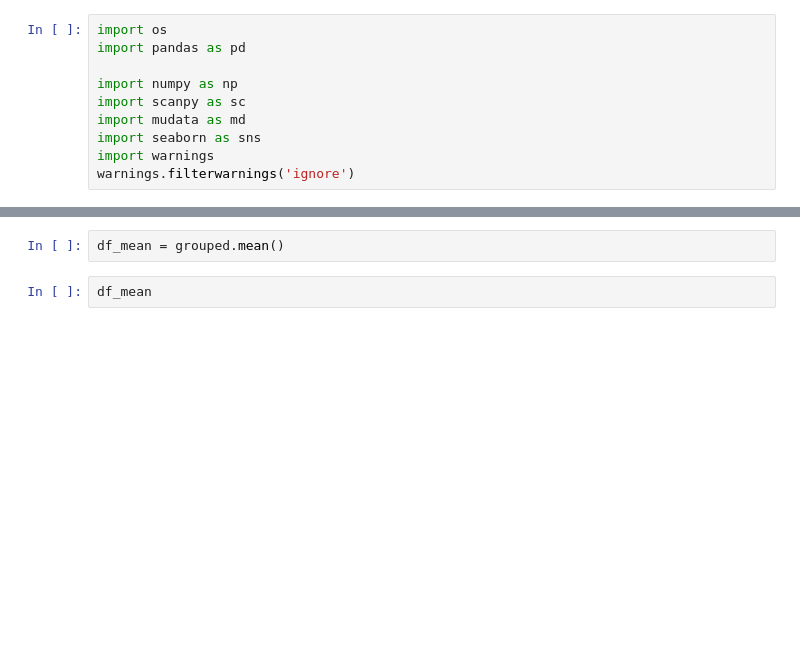
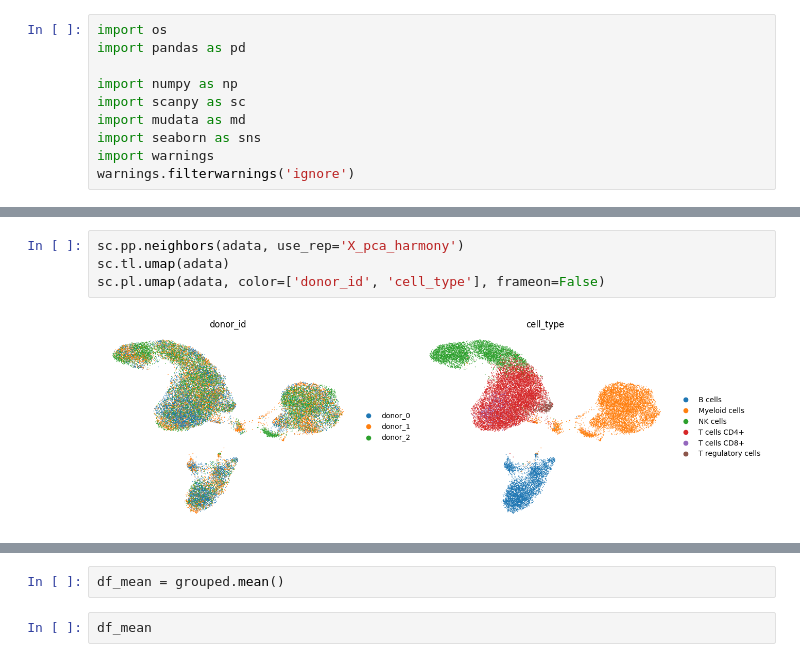
Before and after one commit to lzj1769/kaggle_scp, a Jupyter notebook: src/cell_type_embedding/01_viz_rna.ipynb, the cells around one changed output, grey strips where cells are left out. Drawn from its saved outputs; the diff is of its cells as text; blank space fills up the shorter version.

```diff
--- a/src/cell_type_embedding/01_viz_rna.ipynb
+++ b/src/cell_type_embedding/01_viz_rna.ipynb
@@ -32,0 +64,6 @@ sc.pl.umap(adata, color=['donor_id', 'cell_type'])
+# %%
+sc.pp.neighbors(adata, use_rep='X_pca_harmony')
+sc.tl.umap(adata)
+sc.pl.umap(adata, color=['donor_id', 'cell_type'], frameon=False)
+# %% [output]
+[figure, added]
```
Also changed, not shown: parts of 18 cells of this notebook, 29 other files.
